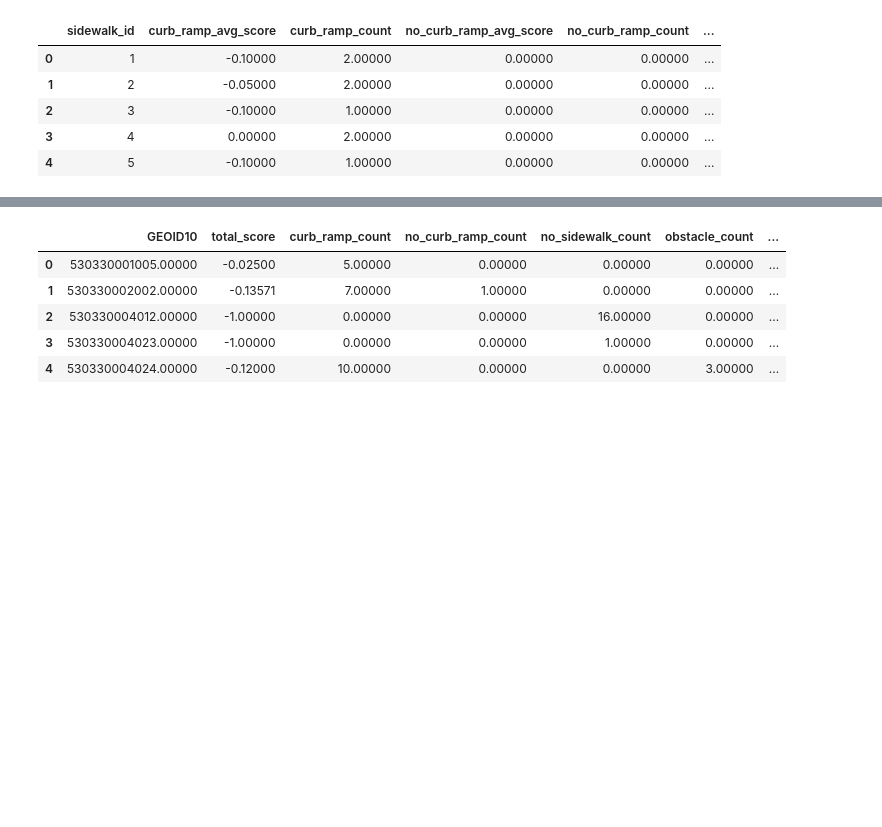
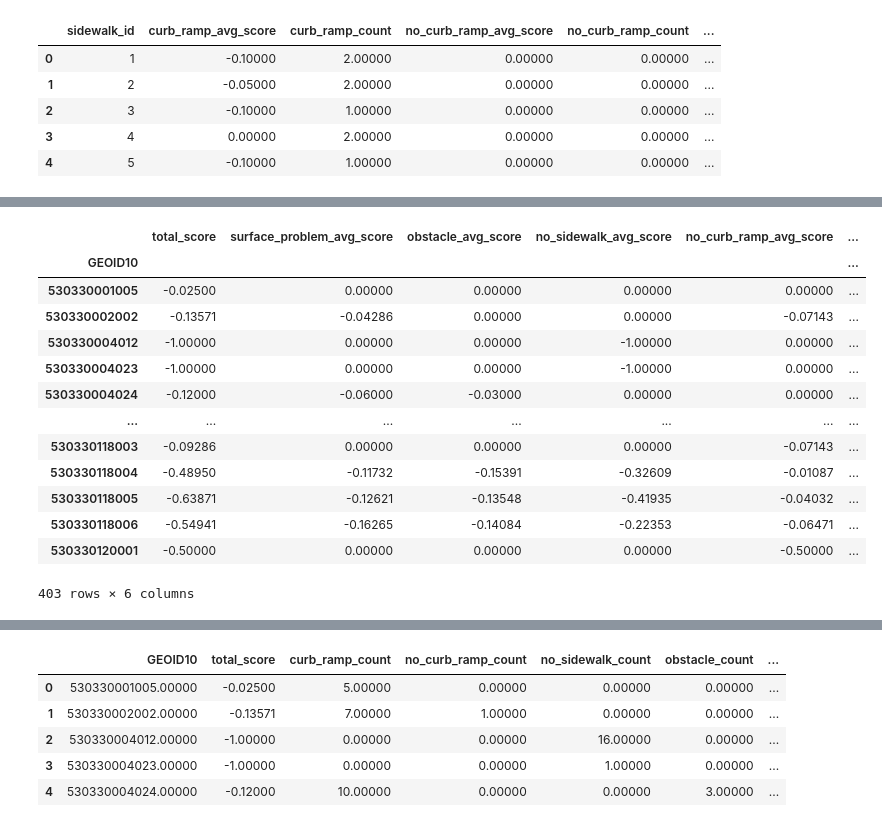
Before and after one commit to crescendochu/access-score, a Jupyter notebook: seattle/processing-notebooks/access-score/access-score-neighbourhood.ipynb, the cells around one changed output, grey strips where cells are left out. Drawn from its saved outputs; the diff is of its cells as text; code cells hidden in the pictures; blank space fills up the shorter version.

```diff
--- a/seattle/processing-notebooks/access-score/access-score-neighbourhood.ipynb
+++ b/seattle/processing-notebooks/access-score/access-score-neighbourhood.ipynb
@@ -43,7 +43,3 @@ access_score_per_bg.head()
 | 2 | 3 | -0.10000 | 1.00000 | 0.00000 | 0.00000 | ... |
 | 3 | 4 | 0.00000 | 2.00000 | 0.00000 | 0.00000 | ... |
 | 4 | 5 | -0.10000 | 1.00000 | 0.00000 | 0.00000 | ... |
-# %%
-#select GEOID10, curb_ramp_count, no_curb_ramp_count, no_sidewalk_count, obstacle_count, surface_problem_count, total_score
-access_score_per_bg = access_score_per_bg[['sidewalk_id','GEOID10', 'curb_ramp_count', 'no_curb_ramp_count', 'no_sidewalk_count', 'obstacle_count', 'surface_problem_count', 'total_score']]
-access_score_per_bg
@@ -66,0 +59,23 @@ access_score_per_bg_grouped = access_score_per_bg.groupby(['GEOID10']).agg({'tot
+# %%
+#grouby block group and calculate the mean
+access_score_per_bg_mean = access_score_per_bg.groupby('GEOID10').mean()
+#select the columns that does not contain the word count
+access_score_per_bg_mean = access_score_per_bg_mean.loc[:, ~access_score_per_bg_mean.columns.str.contains('count')]
+#drop sidewalk_id column
+access_score_per_bg_mean = access_score_per_bg_mean.drop(columns=['sidewalk_id'])
+access_score_per_bg_mean
+# %% [output]
+|  | total_score | surface_problem_avg_score | obstacle_avg_score | no_sidewalk_avg_score | no_curb_ramp_avg_score | ... |
+| GEOID10 |  |  |  |  |  | ... |
+| 530330001005 | -0.02500 | 0.00000 | 0.00000 | 0.00000 | 0.00000 | ... |
+| 530330002002 | -0.13571 | -0.04286 | 0.00000 | 0.00000 | -0.07143 | ... |
+| 530330004012 | -1.00000 | 0.00000 | 0.00000 | -1.00000 | 0.00000 | ... |
+| 530330004023 | -1.00000 | 0.00000 | 0.00000 | -1.00000 | 0.00000 | ... |
+| 530330004024 | -0.12000 | -0.06000 | -0.03000 | 0.00000 | 0.00000 | ... |
+| ... | ... | ... | ... | ... | ... | ... |
+| 530330118003 | -0.09286 | 0.00000 | 0.00000 | 0.00000 | -0.07143 | ... |
+| 530330118004 | -0.48950 | -0.11732 | -0.15391 | -0.32609 | -0.01087 | ... |
+| 530330118005 | -0.63871 | -0.12621 | -0.13548 | -0.41935 | -0.04032 | ... |
+| 530330118006 | -0.54941 | -0.16265 | -0.14084 | -0.22353 | -0.06471 | ... |
+| 530330120001 | -0.50000 | 0.00000 | 0.00000 | 0.00000 | -0.50000 | ... |
+403 rows × 6 columns
```
Also changed, not shown: parts of 12 cells of this notebook, 1 other file.
